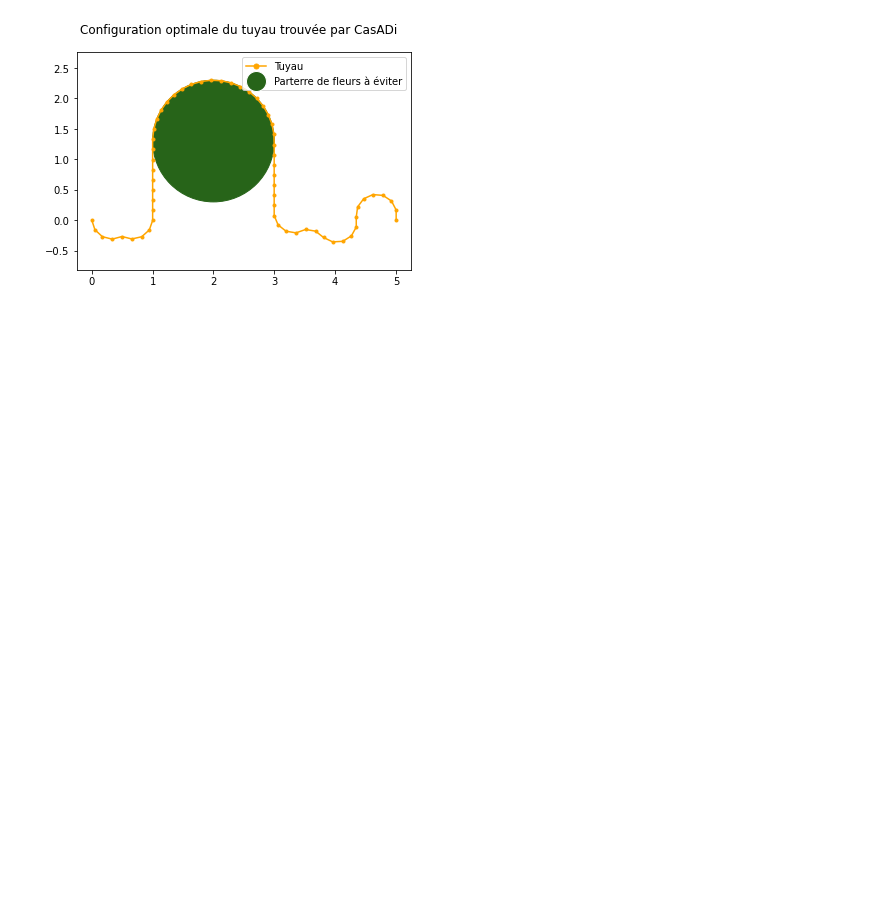
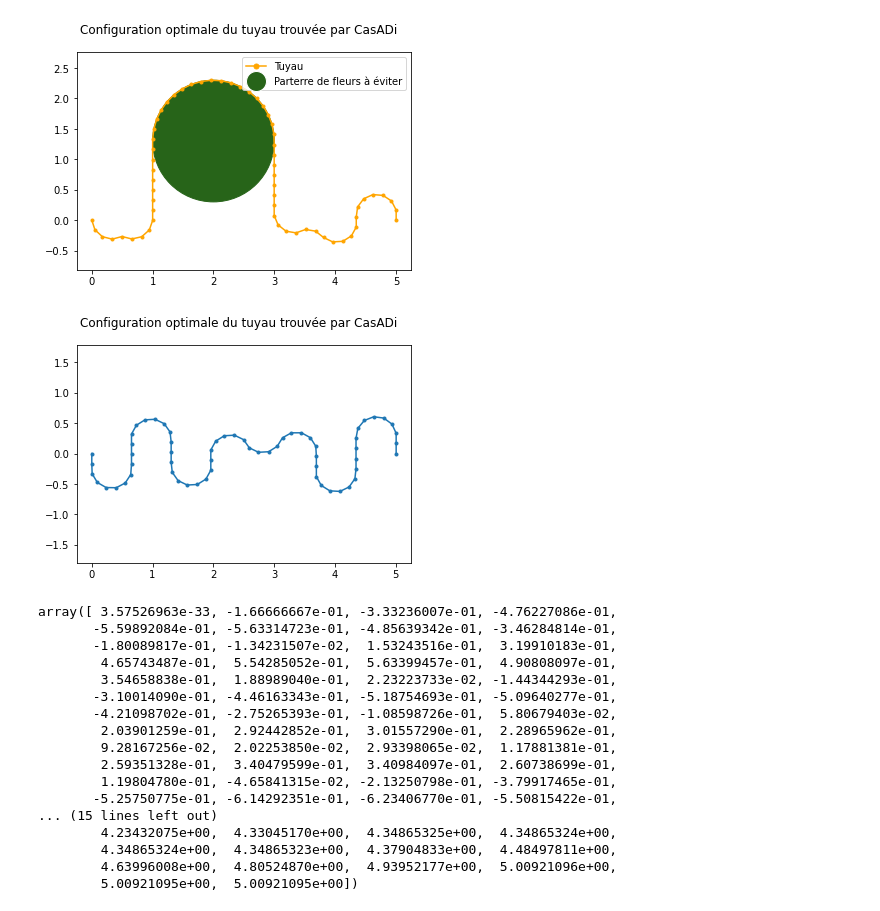
Before and after one commit to LouisJustinTALLOT/projet-optimisation-alvarez-tallot, a Jupyter notebook: projet_optimisation_alvarez_tallot.ipynb, the cells around one changed output. Saved outputs shown, nothing was run; the diff lists cells and outputs as text; code cells hidden in the pictures; blank space fills up the shorter version.

```diff
--- a/projet_optimisation_alvarez_tallot.ipynb
+++ b/projet_optimisation_alvarez_tallot.ipynb
@@ -86,3 +87,28 @@ gamma = 3
 
 # on en déduit alors
 dx = L/N
+# %%
+# Condition initiale - triangle rectangle isocèle
+# les y d'abord
+y = []
+res = 0
+while res <= L/(2*np.sqrt(2)):
+    y.append(res)
+    res += dx / (np.sqrt(2))
+
+res = L/(2*np.sqrt(2)) - dx/(2*np.sqrt(2))
+while res >= 0:
+    y.append(res)
+    res -= dx/np.sqrt(2)
+
+# puis les x
+
+x = []
+res = 0
+
+while res <= L/(np.sqrt(2)):
+    x.append(res)
+    res += dx/np.sqrt(2)
+x.append(L/(np.sqrt(2)))
+
+z0 = np.array(y+x)
@@ -288,3 +344,24 @@ plt.gca().add_artist(parterre_fleurs)
 plt.show()
 # %% [output]
 [figure]
+# %%
+optim_simple()
+# %% [output]
+[figure, added]
+array([ 3.57526963e-33, -1.66666667e-01, -3.33236007e-01, -4.76227086e-01,
+       -5.59892084e-01, -5.63314723e-01, -4.85639342e-01, -3.46284814e-01,
+       -1.80089817e-01, -1.34231507e-02,  1.53243516e-01,  3.19910183e-01,
+        4.65743487e-01,  5.54285052e-01,  5.63399457e-01,  4.90808097e-01,
+        3.54658838e-01,  1.88989040e-01,  2.23223733e-02, -1.44344293e-01,
+       -3.10014090e-01, -4.46163343e-01, -5.18754693e-01, -5.09640277e-01,
+       -4.21098702e-01, -2.75265393e-01, -1.08598726e-01,  5.80679403e-02,
+        2.03901259e-01,  2.92442852e-01,  3.01557290e-01,  2.28965962e-01,
+        9.28167256e-02,  2.02253850e-02,  2.93398065e-02,  1.17881381e-01,
+        2.59351328e-01,  3.40479599e-01,  3.40984097e-01,  2.60738699e-01,
+        1.19804780e-01, -4.65841315e-02, -2.13250798e-01, -3.79917465e-01,
+       -5.25750775e-01, -6.14292351e-01, -6.23406770e-01, -5.50815422e-01,
+... (15 lines left out)
+        4.23432075e+00,  4.33045170e+00,  4.34865325e+00,  4.34865324e+00,
+        4.34865324e+00,  4.34865323e+00,  4.37904833e+00,  4.48497811e+00,
+        4.63996008e+00,  4.80524870e+00,  4.93952177e+00,  5.00921096e+00,
+        5.00921095e+00,  5.00921095e+00])
```
Also changed, not shown: parts of 6 cells of this notebook.
